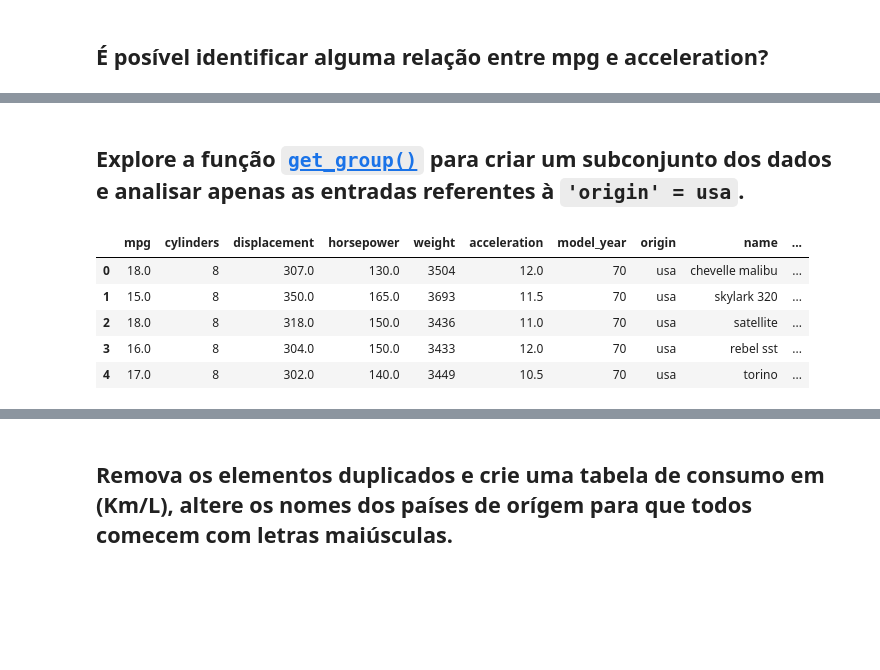
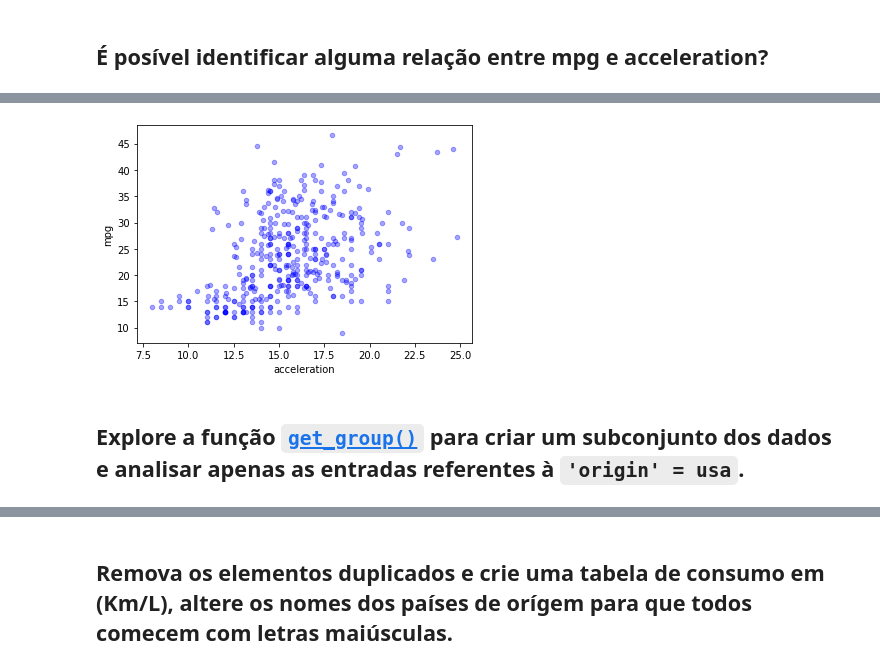
Before and after one commit to taispin/DataScience-DH, a Jupyter notebook: Desafio_0/DSTN02_DESAFIO.ipynb, the cells around one changed output, grey strips where cells are left out. Cells and saved outputs as stored; diff of their text form; code cells hidden in the pictures; blank space fills up the shorter version.

```diff
--- a/Desafio_0/DSTN02_DESAFIO.ipynb
+++ b/Desafio_0/DSTN02_DESAFIO.ipynb
@@ -200,9 +183,9 @@ auto_industry.head()
 ## É posível identificar alguma relação entre mpg e acceleration?
 # %%
 # OBSERVANDO POSSIVEL RELAÇÃO:
-auto_industry.plot.scatter(x='acceleration', y='mpg' )
-z = np.polyfit(x='acceleration', y='mpg', 2)
-p = np.poly1d(z)
-plt.plot(x,p(x),"r--")
+auto_industry.plot.scatter(x='acceleration', y='mpg', alpha = 0.35, color = 'blue')
+#z = np.polyfit(x='acceleration', y='mpg', 2)
+#p = np.poly1d(z)
+#plt.plot(x,p(x),"r--")
 # QUANTO MAIS TEMPO É GASTO NA ACELERAÇÃO, MAIS PODER DE DESLOCAMENTO POR GALÃO. ACELERAÇÃO E MPG SÃO DIRETAMENTE PROPORCIONAIS
 # %% [output]
@@ -210,12 +193,3 @@ SyntaxError: positional argument follows keyword argument (<ipython-input-148-8b
+[figure, added]
 # %% [markdown]
 ## Explore a função [`get_group()`](https://pandas.pydata.org/pandas-docs/stable/reference/api/pandas.core.groupby.GroupBy.get_group.html) para criar um subconjunto dos dados e analisar apenas as entradas referentes à `'origin' = usa`.
-# %%
-auto_industry_usa = auto_industry.groupby(by=['origin']).get_group('usa')
-auto_industry_usa.head()
-# %% [output]
-|  | mpg | cylinders | displacement | horsepower | weight | acceleration | model_year | origin | name | ... |
-| 0 | 18.0 | 8 | 307.0 | 130.0 | 3504 | 12.0 | 70 | usa | chevelle malibu | ... |
-| 1 | 15.0 | 8 | 350.0 | 165.0 | 3693 | 11.5 | 70 | usa | skylark 320 | ... |
-| 2 | 18.0 | 8 | 318.0 | 150.0 | 3436 | 11.0 | 70 | usa | satellite | ... |
-| 3 | 16.0 | 8 | 304.0 | 150.0 | 3433 | 12.0 | 70 | usa | rebel sst | ... |
-| 4 | 17.0 | 8 | 302.0 | 140.0 | 3449 | 10.5 | 70 | usa | torino | ... |
```
Also changed, not shown: parts of 21 cells of this notebook.
